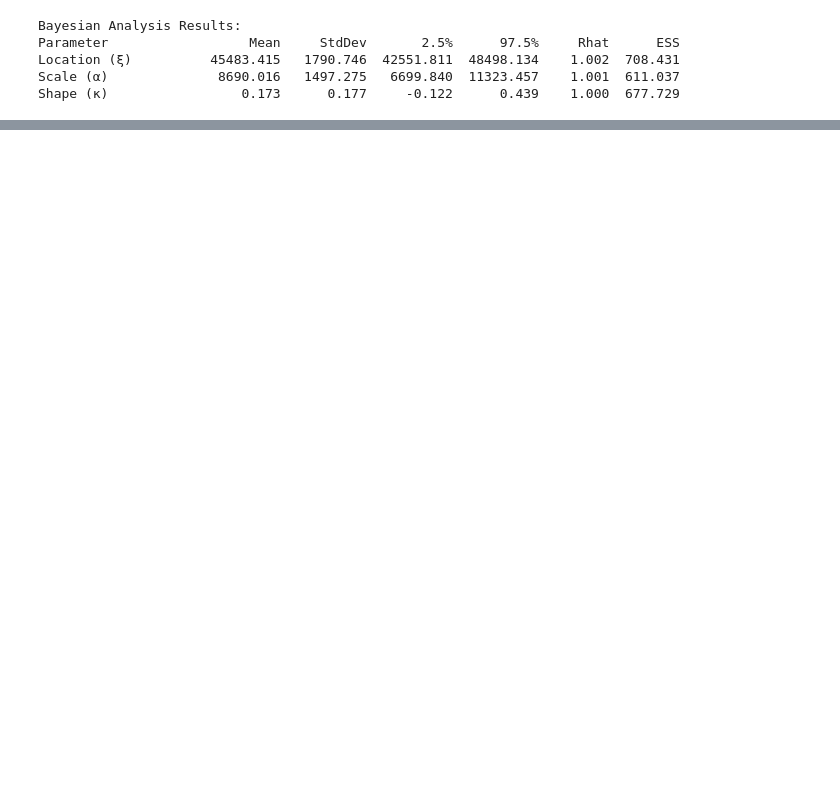
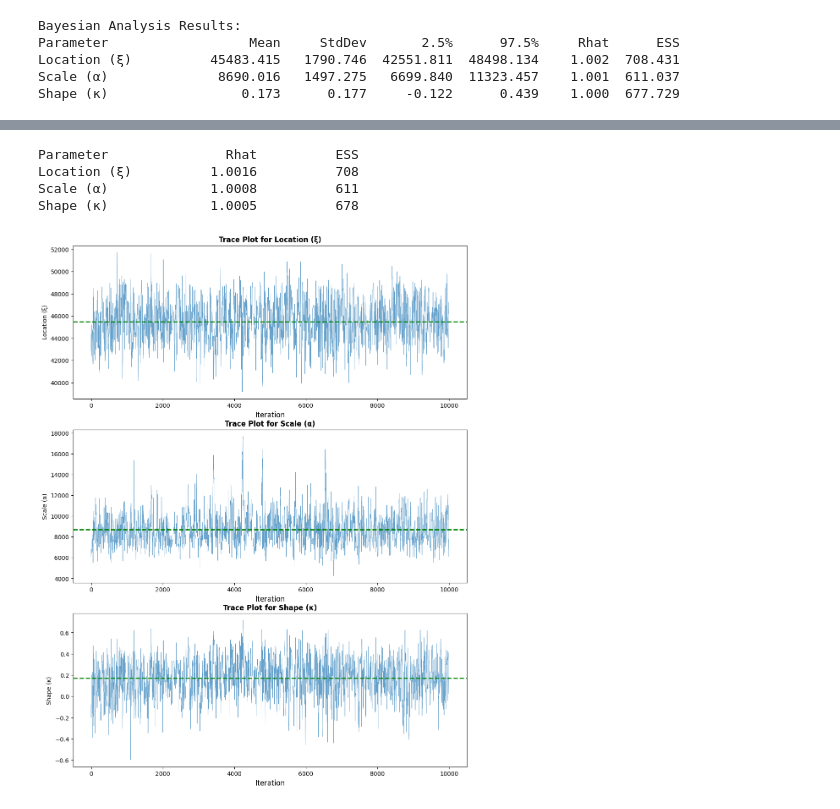
Before and after one commit to USACE-RMC/BestFit-Python-Examples, a Jupyter notebook: notebooks/02_model_estimation.ipynb, the cells around one changed output, grey strips where cells are left out. Drawn from its saved outputs; the diff is of its cells as text; code cells hidden in the pictures; blank space fills up the shorter version.

Commit message:
Adding docs examples from BestFit repo to notebooks 02, 05, & 07

```diff
--- a/notebooks/02_model_estimation.ipynb
+++ b/notebooks/02_model_estimation.ipynb
@@ -135,13 +145,13 @@ best_fitness = Double.NegativeInfinity
 best_params = ParameterSet()
 
 for trial in range(10):
-    mle = MaximumLikelihood(model, OptimizationMethod.NelderMead)
+    mle = MaximumLikelihood(mle_model, OptimizationMethod.NelderMead)
 
     # Random starting point within bounds
     random = Random(trial)
-    start_values = np.zeros(model.Parameters.Count)
-    for i in range(model.Parameters.Count):
-        p = model.Parameters[i]
+    start_values = np.zeros(mle_model.Parameters.Count)
+    for i in range(mle_model.Parameters.Count):
+        p = mle_model.Parameters[i]
         start_values[i] = p.LowerBound + random.NextDouble() * (p.UpperBound - p.LowerBound)
     mle.InitialValues = start_values
 
@@ -154,8 +164,8 @@ for trial in range(10):
 
 print(f"Best log likelihood across trials: {best_fitness:.2f}")
 print("Best parameters:")
-for i in range(model.Parameters.Count):
-    print(f" {model.Parameters[i].DisplayName} : {best_params.Values[i]:.2f}")
+for i in range(mle_model.Parameters.Count):
+    print(f" {mle_model.Parameters[i].DisplayName} : {best_params.Values[i]:.2f}")
 # %% [output]
 Best log likelihood across trials: 314.07
 Best parameters:
@@ -206,11 +214,9 @@ where $r_1, r_2$ are randomly selected chains and $\gamma$ is a scaling factor.
 The `BayesianAnalysis` class provides MCMC estimation:
 # %%
-df = DataFrame()
-df.ExactSeries = ExactSeries(convert_to_dotnet_array(annual_peaks))
-model = UnivariateDistribution(df, UnivariateDistributionType.GeneralizedExtremeValue)
+bayes_model = UnivariateDistribution(df, UnivariateDistributionType.GeneralizedExtremeValue)
 
 # Configure Bayesian analysis
-bayesian = BayesianAnalysis(model)
+bayesian = BayesianAnalysis(bayes_model)
 
 # Sampling parameters
 bayesian.Type = BayesianAnalysis.SamplerType.DEMCzs  # Default sampler
@@ -226,11 +232,11 @@ results = bayesian.Results
 print("Bayesian Analysis Results:")
 print(F"{"Parameter":<20} {"Mean":>10} {"StdDev":>10} {"2.5%":>10} {"97.5%":>10} {"Rhat":>8} {"ESS":>8}")
 
-for i in range(model.Parameters.Count):
+for i in range(bayes_model.Parameters.Count):
     stats = results.ParameterResults[i].SummaryStatistics
 
     print(
-    f"{model.Parameters[i].DisplayName:<20} "
+    f"{bayes_model.Parameters[i].DisplayName:<20} "
     f"{stats.Mean:10.3f} "
     f"{stats.StandardDeviation:10.3f} "
     f"{stats.LowerCI:10.3f} "
@@ -246,0 +324,29 @@ Shape (κ)                 0.173      0.177     -0.122      0.439    1.000  677.
+# %%
+print(f'{"Parameter":<15} {"Rhat":>12} {"ESS":>12}')
+
+for i in range(bayesian.ParameterNames.Count):
+    rhat = results.ParameterResults[i].SummaryStatistics.Rhat
+    ess = results.ParameterResults[i].SummaryStatistics.ESS
+    print(f"{bayesian.ParameterNames[i]:<15} {rhat:>12.4f} {ess:>12.0f}")
+
+samples = results.Output
+num_parameters = bayesian.ParameterNames.Count
+num_samples = samples.Count
+
+fig, axes = plt.subplots(num_parameters,1, figsize=(12,16))
+
+for i in range(num_parameters):
+    parameter_samples = np.zeros(num_samples)
+    for j in range(num_samples):
+        parameter_samples[j] = samples[j].Values[i]
+    axes[i].plot(parameter_samples, linewidth=0.5, alpha=0.7)
+    axes[i].axhline(np.mean(parameter_samples), color='green', linestyle='--', linewidth=2, label=f'Posterior Mean = {np.mean(parameter_samples):.2f}')
+    axes[i].set_xlabel('Iteration', fontsize=12)
+    axes[i].set_ylabel(f'{bayesian.ParameterNames[i]}')
+    axes[i].set_title(f'Trace Plot for {bayesian.ParameterNames[i]}', fontsize=12, fontweight='bold')
+# %% [output]
+Parameter               Rhat          ESS
+Location (ξ)          1.0016          708
+Scale (α)             1.0008          611
+Shape (κ)             1.0005          678
+[figure, added]
```
Also changed, not shown: parts of 16 cells of this notebook, 4 other files.
